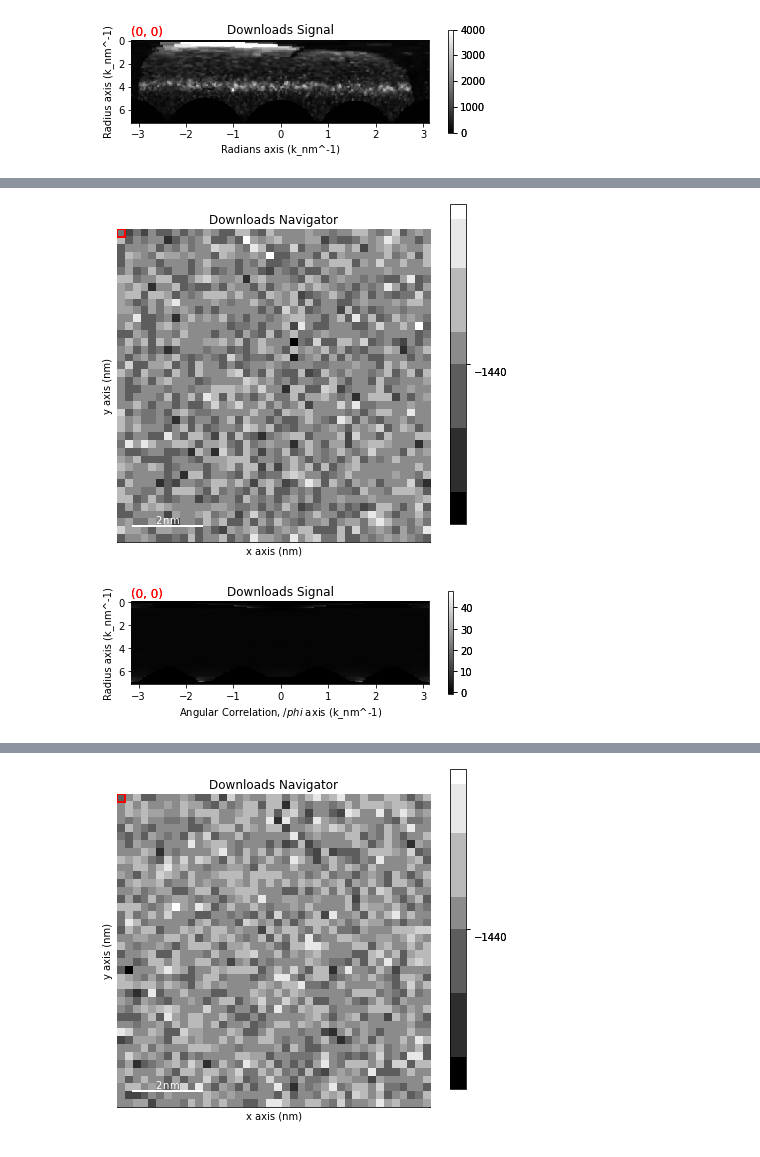
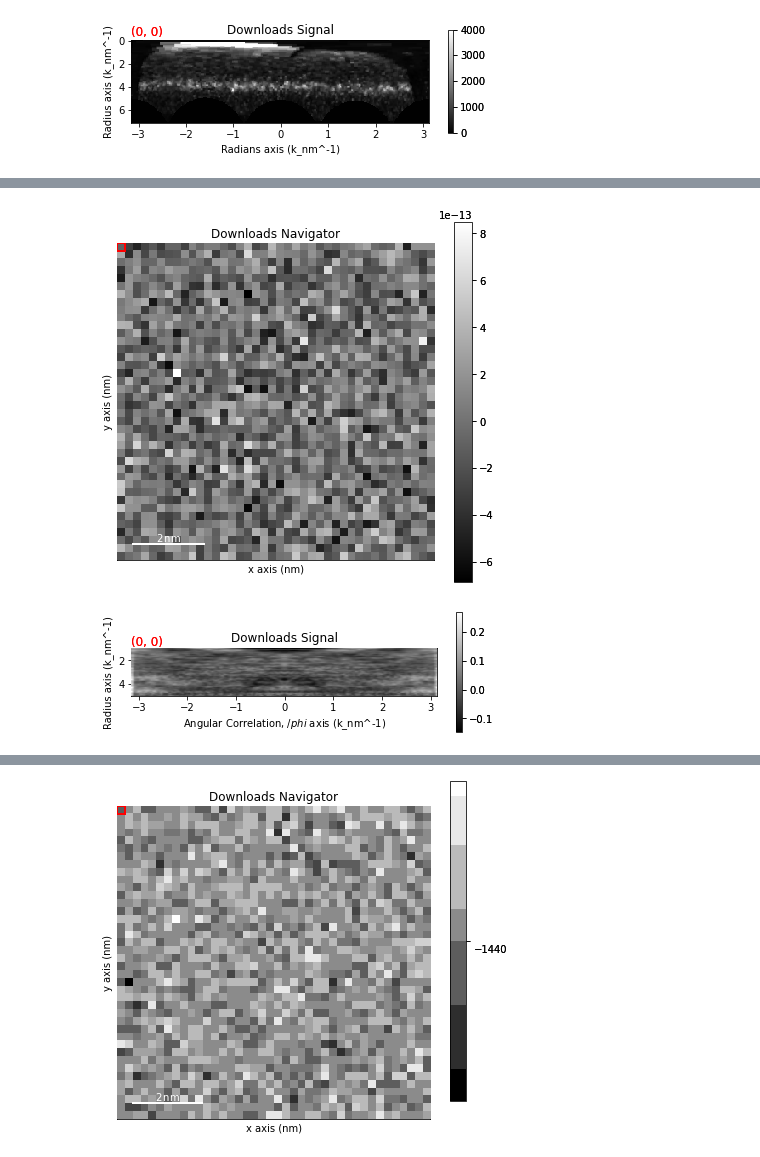
Before and after one commit to paul-voyles/FEM-AngularCorrelations, a Jupyter notebook: 09 Angular Correlations of Amorphous Materials.ipynb, the cells around one changed output, grey strips where cells are left out. Saved outputs shown, nothing was run; the diff lists cells and outputs as text; code cells hidden in the pictures.

```diff
--- a/09 Angular Correlations of Amorphous Materials.ipynb
+++ b/09 Angular Correlations of Amorphous Materials.ipynb
@@ -46,5 +75,5 @@ pxm.__version__
 # %%
-data = hs.load("./data/09/PdNiP_test.hspy")
+data = hs.load("ac_data/PdNiP_test.hspy")
 # %% [markdown]
 <a id='s2'></a>
 # %% [markdown]
@@ -102,8 +133,8 @@ WARNING:hyperspy.signal:The function you applied does not take into account the
-# %%
-cor.plot()
-# %% [output]
-[figure, removed]
-[figure, removed]
+# %%
+cor.isig[:,1.0:5.0].plot()
+# %% [output]
+[figure, added]
+[figure, added]
 # %%
 cor = rad.map(pxm.utils.correlation_utils._correlation, inplace=False, axis=1, normalize=True)
 # %% [output]
```
Also changed, not shown: parts of 7 cells of this notebook, 13 other files.
